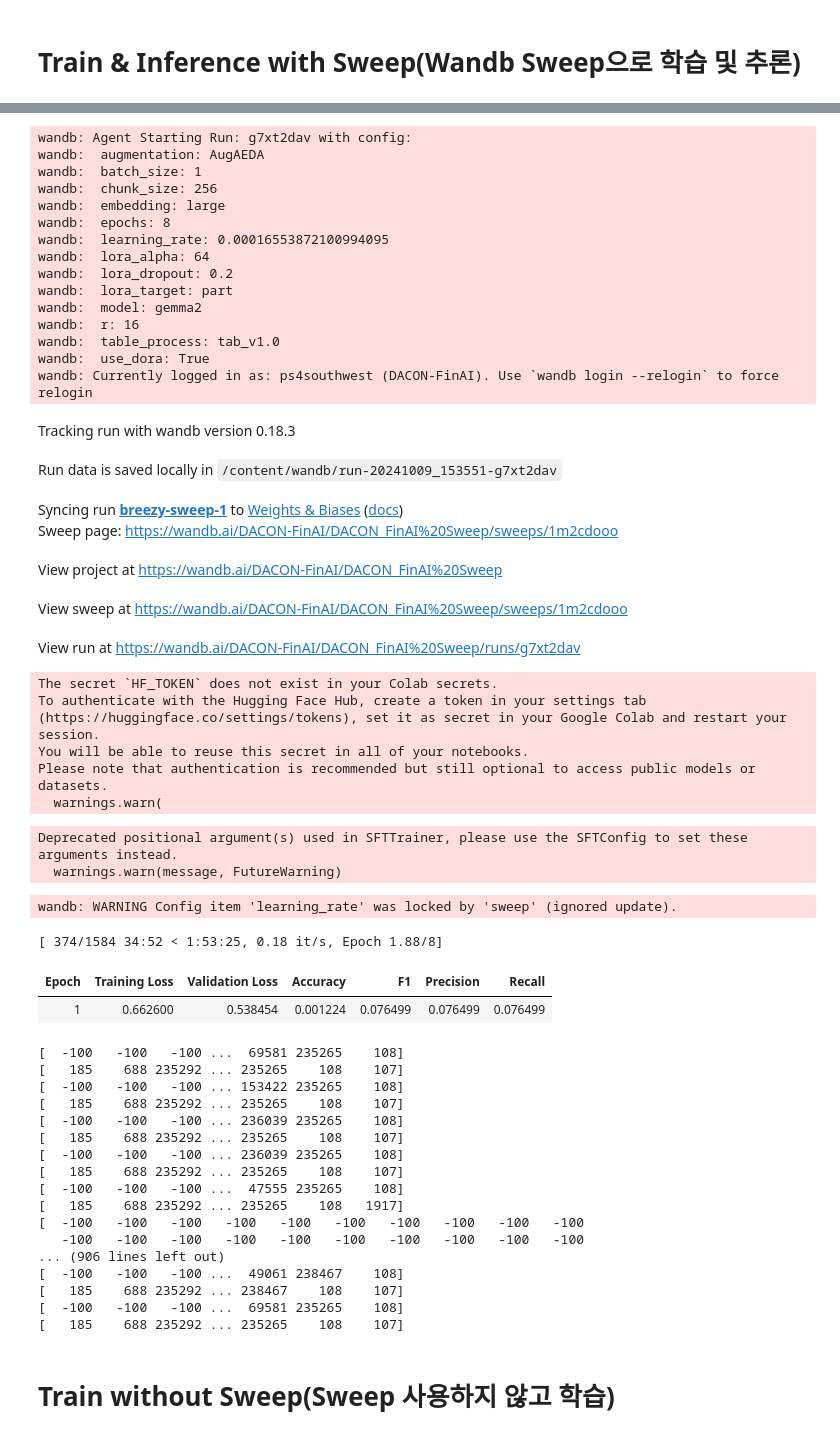
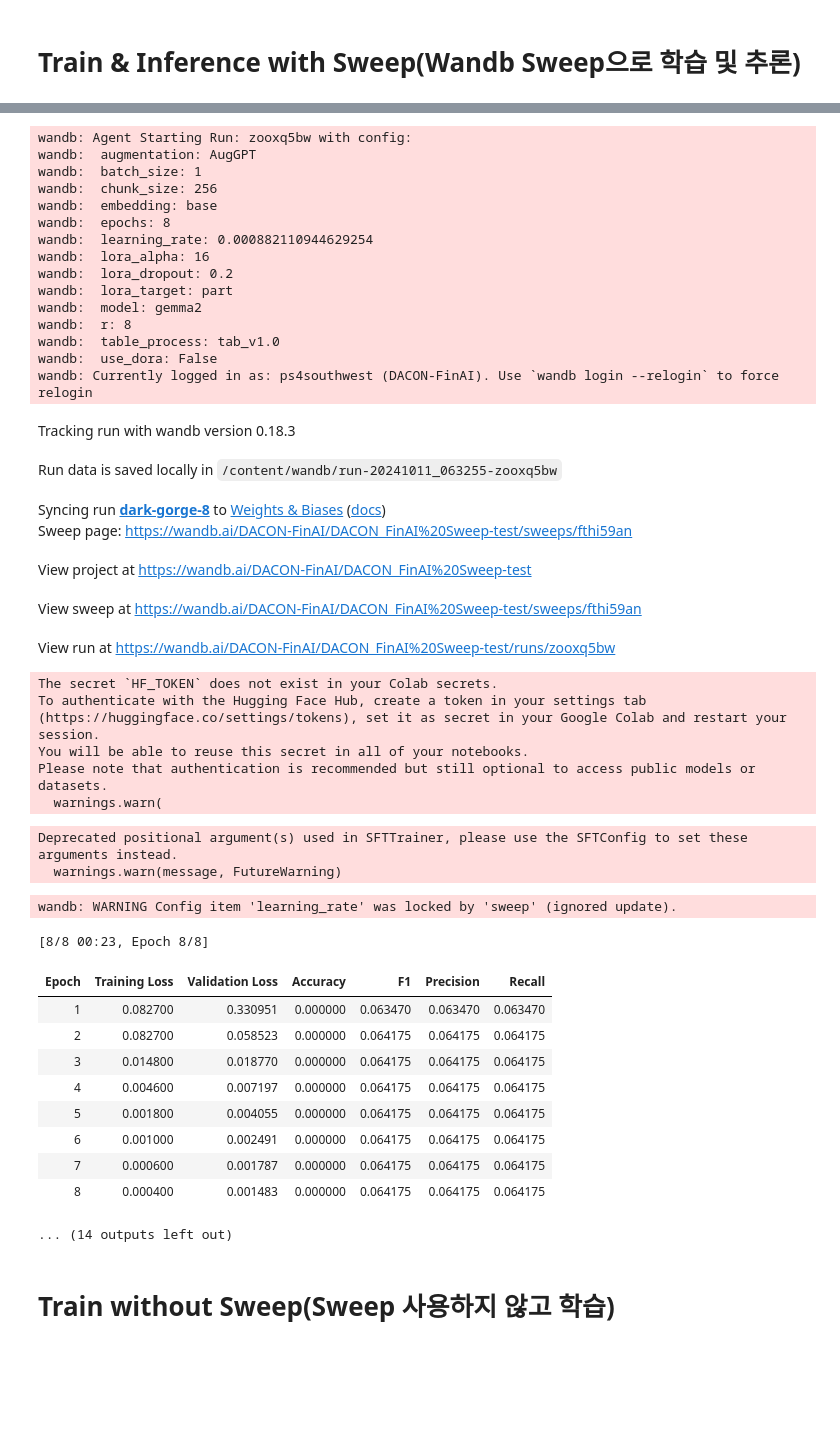
Before and after one commit to theNocturni/WASSUP-DACON-FinAI, a Jupyter notebook: code/1.train_n_inference.ipynb, the cells around one changed output, grey strips where cells are left out. Cells and saved outputs as stored; diff of their text form; code cells hidden in the pictures; blank space fills up the shorter version.

```diff
--- a/code/1.train_n_inference.ipynb
+++ b/code/1.train_n_inference.ipynb
@@ -419,6 +413,14 @@ import collections
 # from SQUAD, 메트릭 계산 함수
 
 def compute_f1(y_true, y_pred):
+    y_true[y_true==-100] = global_tokenizer.pad_token_id
+    y_pred[y_pred==-100] = global_tokenizer.pad_token_id
+    print('answer: ', global_tokenizer.decode(y_true, ignore_special_tokens=True))
+    print('pred: ', global_tokenizer.decode(y_pred, ignore_special_tokens=True))
+
+    # print(y_true)
+    # print(y_pred)
+
     true_counter = collections.Counter(y_true)
     pred_counter = collections.Counter(y_pred)
     common = true_counter & pred_counter
@@ -495,5 +497,5 @@ sweep_config = {
     }
 }
 # %%
-sweep_id = wandb.sweep(sweep=sweep_config, entity='DACON-FinAI', project="DACON_FinAI Sweep")
+sweep_id = wandb.sweep(sweep=sweep_config, entity='DACON-FinAI', project="DACON_FinAI Sweep-test")
 # %% [output]
@@ -631,6 +633,9 @@ def sweep_train(config=None):
 
     model,tokenizer = load_model_w_setting(model_id,attn_implementation='eager')
 
+    global global_tokenizer
+    global_tokenizer = tokenizer
+
     modules_dict = {
         "all": [
             "q_proj",
@@ -681,8 +686,8 @@ def sweep_train(config=None):
     trainer = SFTTrainer(
         model=model,
         tokenizer=tokenizer,
-        train_dataset= target_dataset['train'],
-        eval_dataset = target_dataset['valid'],
+        train_dataset= target_dataset['train'].select([0]),
+        eval_dataset = target_dataset['train'].select([0]),
         compute_metrics=compute_metrics,
         args= transformers.TrainingArguments(
             do_eval=True,
@@ -719,68 +724,59 @@ def sweep_train(config=None):
     method = 'dora' if config.use_dora else 'lora'
     instance_name = f"kdt3/DACON-QA-noaug-{config.model}-{method}-{config.embedding}-{config.chunk_size}-sweep"
     fname=f"noaug-{config.model}-{method}-{config.embedding}-{config.chunk_size}.csv"
-    trained_model.push_to_hub(instance_name, private=True,save_embedding_layers=True)
+    # trained_model.push_to_hub(instance_name, private=True,save_embedding_layers=True)
 
 
     empty_memory()
-    sweep_inference(model_id, instance_name, target_dataset['test'],fname)
+    # sweep_inference(model_id, instance_name, target_dataset['test'],fname)
     empty_memory()
 
 #로컬에 저장할 경우
 # trained_model.save_pretrained(f"{output_dir}/saved_model")
 # %%
-wandb.agent(sweep_id, sweep_train, count=10)
+wandb.agent(sweep_id, sweep_train, count=1)
 # %% [output]
-wandb: Agent Starting Run: g7xt2dav with config:
-wandb:  augmentation: AugAEDA
+wandb: Agent Starting Run: zooxq5bw with config:
+wandb:  augmentation: AugGPT
 wandb:  batch_size: 1
 wandb:  chunk_size: 256
-wandb:  embedding: large
+wandb:  embedding: base
 wandb:  epochs: 8
-wandb:  learning_rate: 0.00016553872100994095
-wandb:  lora_alpha: 64
+wandb:  learning_rate: 0.000882110944629254
+wandb:  lora_alpha: 16
 wandb:  lora_dropout: 0.2
 wandb:  lora_target: part
 wandb:  model: gemma2
-wandb:  r: 16
+wandb:  r: 8
 wandb:  table_process: tab_v1.0
-wandb:  use_dora: True
+wandb:  use_dora: False
 wandb: Currently logged in as: ps4southwest (DACON-FinAI). Use `wandb login --relogin` to force relogin
 Tracking run with wandb version 0.18.3
-Run data is saved locally in /content/wandb/run-20241009_153551-g7xt2dav
+Run data is saved locally in /content/wandb/run-20241011_063255-zooxq5bw
-Syncing run breezy-sweep-1 to Weights & Biases (docs)
-Sweep page: https://wandb.ai/DACON-FinAI/DACON_FinAI%20Sweep/sweeps/1m2cdooo
+Syncing run dark-gorge-8 to Weights & Biases (docs)
+Sweep page: https://wandb.ai/DACON-FinAI/DACON_FinAI%20Sweep-test/sweeps/fthi59an
-View project at https://wandb.ai/DACON-FinAI/DACON_FinAI%20Sweep
+View project at https://wandb.ai/DACON-FinAI/DACON_FinAI%20Sweep-test
-View sweep at https://wandb.ai/DACON-FinAI/DACON_FinAI%20Sweep/sweeps/1m2cdooo
+View sweep at https://wandb.ai/DACON-FinAI/DACON_FinAI%20Sweep-test/sweeps/fthi59an
-View run at https://wandb.ai/DACON-FinAI/DACON_FinAI%20Sweep/runs/g7xt2dav
+View run at https://wandb.ai/DACON-FinAI/DACON_FinAI%20Sweep-test/runs/zooxq5bw
 The secret `HF_TOKEN` does not exist in your Colab secrets.
 To authenticate with the Hugging Face Hub, create a token in your settings tab (https://huggingface.co/settings/tokens), set it as secret in your Google Colab and restart your session.
 You will be able to reuse this secret in all of your notebooks.
 Please note that authentication is recommended but still optional to access public models or datasets.
   warnings.warn(
 Deprecated positional argument(s) used in SFTTrainer, please use the SFTConfig to set these arguments instead.
   warnings.warn(message, FutureWarning)
 wandb: WARNING Config item 'learning_rate' was locked by 'sweep' (ignored update).
-[ 374/1584 34:52 < 1:53:25, 0.18 it/s, Epoch 1.88/8]
+[8/8 00:23, Epoch 8/8]
 | Epoch | Training Loss | Validation Loss | Accuracy | F1 | Precision | Recall |
-| 1 | 0.662600 | 0.538454 | 0.001224 | 0.076499 | 0.076499 | 0.076499 |
+| 1 | 0.082700 | 0.330951 | 0.000000 | 0.063470 | 0.063470 | 0.063470 |
+| 2 | 0.082700 | 0.058523 | 0.000000 | 0.064175 | 0.064175 | 0.064175 |
+| 3 | 0.014800 | 0.018770 | 0.000000 | 0.064175 | 0.064175 | 0.064175 |
+| 4 | 0.004600 | 0.007197 | 0.000000 | 0.064175 | 0.064175 | 0.064175 |
+| 5 | 0.001800 | 0.004055 | 0.000000 | 0.064175 | 0.064175 | 0.064175 |
+| 6 | 0.001000 | 0.002491 | 0.000000 | 0.064175 | 0.064175 | 0.064175 |
+| 7 | 0.000600 | 0.001787 | 0.000000 | 0.064175 | 0.064175 | 0.064175 |
+| 8 | 0.000400 | 0.001483 | 0.000000 | 0.064175 | 0.064175 | 0.064175 |
-[  -100   -100   -100 ...  69581 235265    108]
-[   185    688 235292 ... 235265    108    107]
-[  -100   -100   -100 ... 153422 235265    108]
-[   185    688 235292 ... 235265    108    107]
-[  -100   -100   -100 ... 236039 235265    108]
-[   185    688 235292 ... 235265    108    107]
-[  -100   -100   -100 ... 236039 235265    108]
-[   185    688 235292 ... 235265    108    107]
-[  -100   -100   -100 ...  47555 235265    108]
-[   185    688 235292 ... 235265    108   1917]
-[  -100   -100   -100   -100   -100   -100   -100   -100   -100   -100
-   -100   -100   -100   -100   -100   -100   -100   -100   -100   -100
-... (906 lines left out)
-[  -100   -100   -100 ...  49061 238467    108]
-[   185    688 235292 ... 238467    108    107]
-[  -100   -100   -100 ...  69581 235265    108]
-[   185    688 235292 ... 235265    108    107]
+... (14 outputs left out)
 # %% [markdown]
 # Train without Sweep(Sweep 사용하지 않고 학습)
 # %%
```
Also changed, not shown: parts of 3 cells of this notebook.
